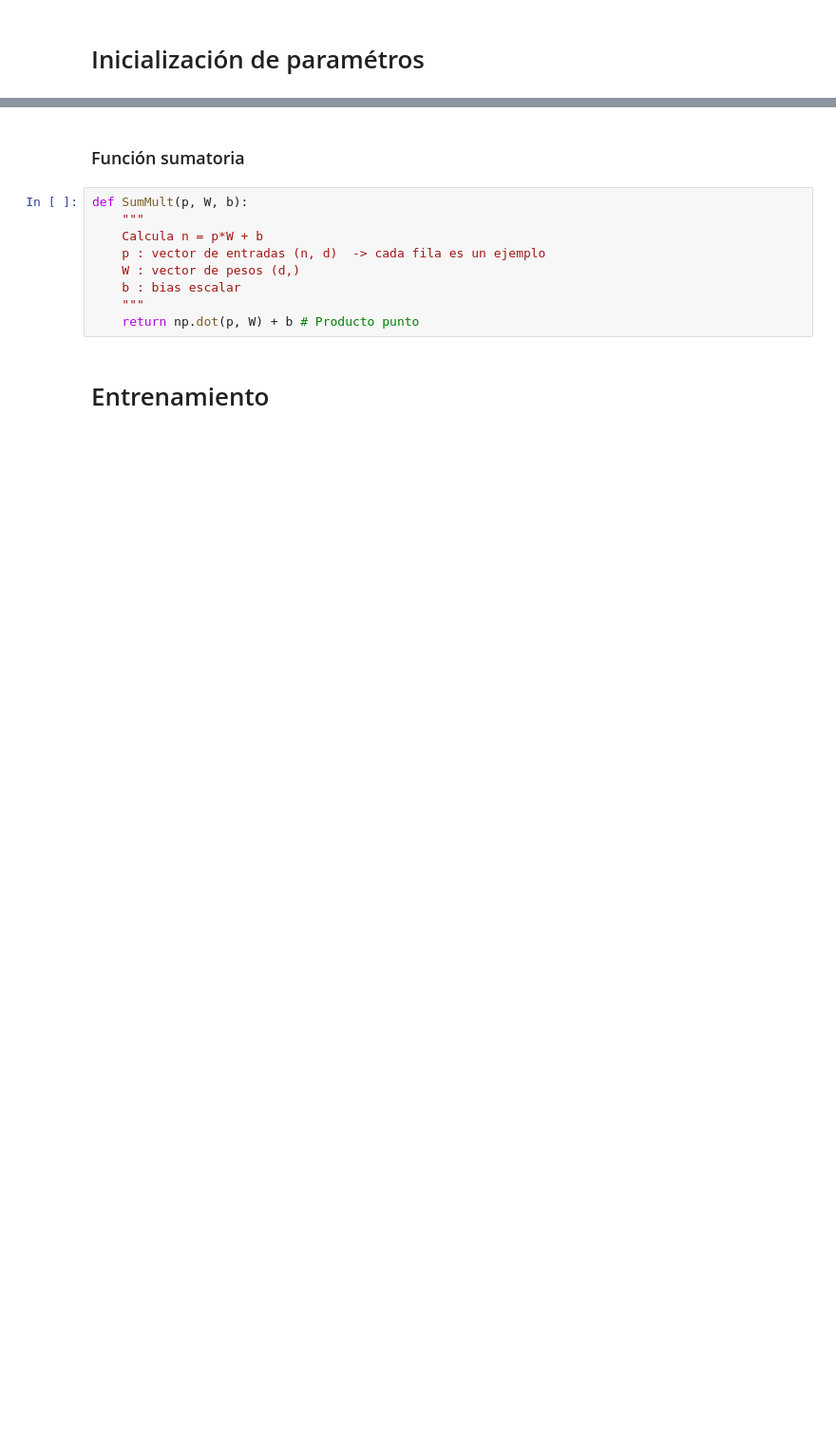
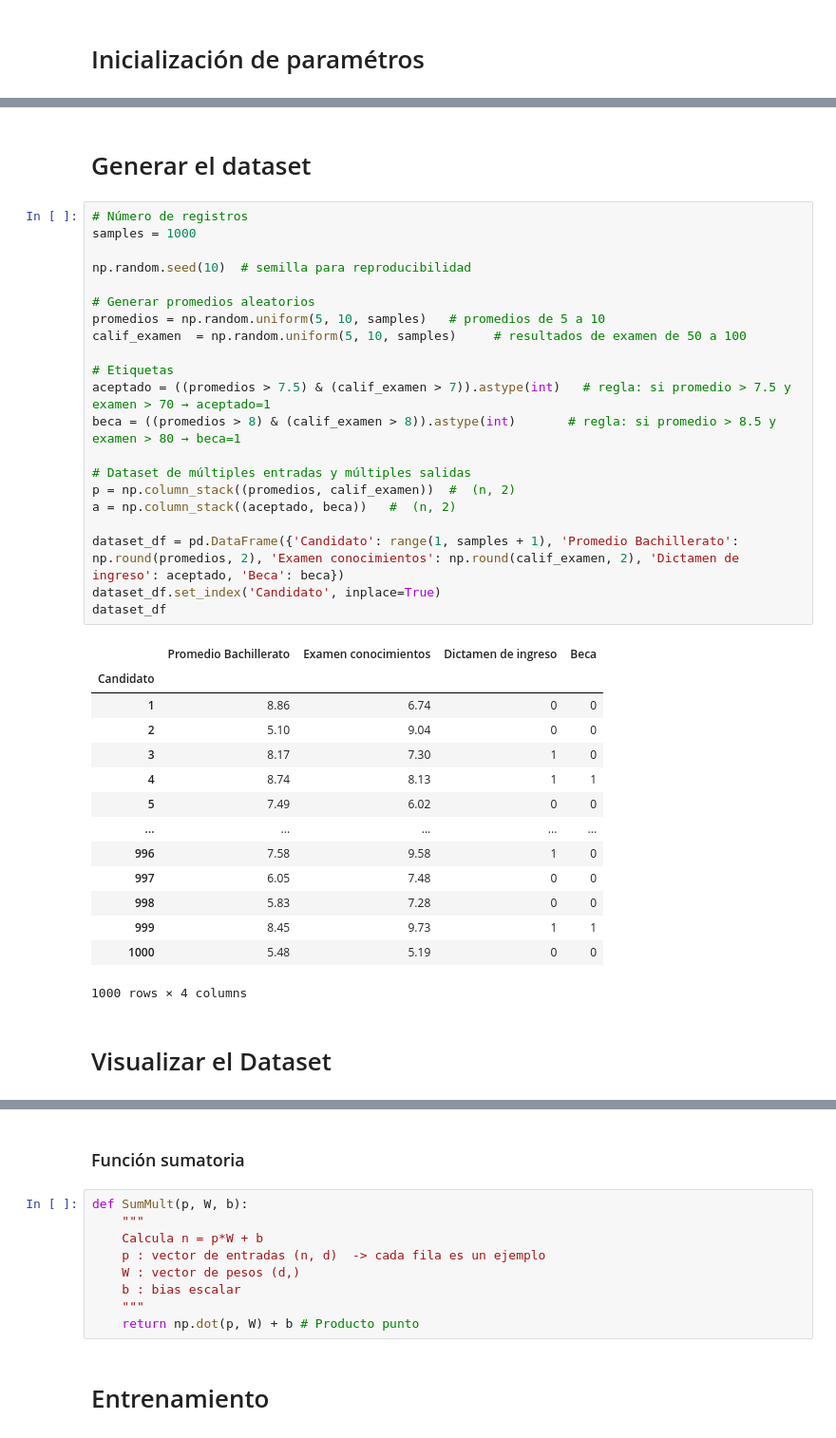
Before and after one commit to gabrielcarcedo/Programa-Intensivo-en-Ciencia-de-Datos-De-los-Fundamentos-al-Deep-Learning, a Jupyter notebook: Notebooks/Sesión 1/PICD_Perceptrón_1.ipynb, the cells around one changed output, grey strips where cells are left out. Shown at 95% size. Drawn from its saved outputs; the diff is of its cells as text; blank space fills up the shorter version.

```diff
--- a/Notebooks/Sesión 1/PICD_Perceptrón_1.ipynb
+++ b/Notebooks/Sesión 1/PICD_Perceptrón_1.ipynb
@@ -414,0 +497,40 @@ Bias inicial: 0.6336482349262754
+# %% [markdown]
+# Generar el dataset
+# %%
+# Número de registros
+samples = 1000
+
+np.random.seed(10)  # semilla para reproducibilidad
+
+# Generar promedios aleatorios
+promedios = np.random.uniform(5, 10, samples)   # promedios de 5 a 10
+calif_examen  = np.random.uniform(5, 10, samples)     # resultados de examen de 50 a 100
+
+# Etiquetas
+aceptado = ((promedios > 7.5) & (calif_examen > 7)).astype(int)   # regla: si promedio > 7.5 y examen > 70 → aceptado=1
+beca = ((promedios > 8) & (calif_examen > 8)).astype(int)       # regla: si promedio > 8.5 y examen > 80 → beca=1
+
+# Dataset de múltiples entradas y múltiples salidas
+p = np.column_stack((promedios, calif_examen))  #  (n, 2)
+a = np.column_stack((aceptado, beca))   #  (n, 2)
+
+dataset_df = pd.DataFrame({'Candidato': range(1, samples + 1), 'Promedio Bachillerato': np.round(promedios, 2), 'Examen conocimientos': np.round(calif_examen, 2), 'Dictamen de ingreso': aceptado, 'Beca': beca})
+dataset_df.set_index('Candidato', inplace=True)
+dataset_df
+# %% [output]
+|  | Promedio Bachillerato | Examen conocimientos | Dictamen de ingreso | Beca |
+| Candidato |  |  |  |  |
+| 1 | 8.86 | 6.74 | 0 | 0 |
+| 2 | 5.10 | 9.04 | 0 | 0 |
+| 3 | 8.17 | 7.30 | 1 | 0 |
+| 4 | 8.74 | 8.13 | 1 | 1 |
+| 5 | 7.49 | 6.02 | 0 | 0 |
+| ... | ... | ... | ... | ... |
+| 996 | 7.58 | 9.58 | 1 | 0 |
+| 997 | 6.05 | 7.48 | 0 | 0 |
+| 998 | 5.83 | 7.28 | 0 | 0 |
+| 999 | 8.45 | 9.73 | 1 | 1 |
+| 1000 | 5.48 | 5.19 | 0 | 0 |
+1000 rows × 4 columns
+# %% [markdown]
+# Visualizar el Dataset
```
Also changed, not shown: parts of 47 cells of this notebook.
